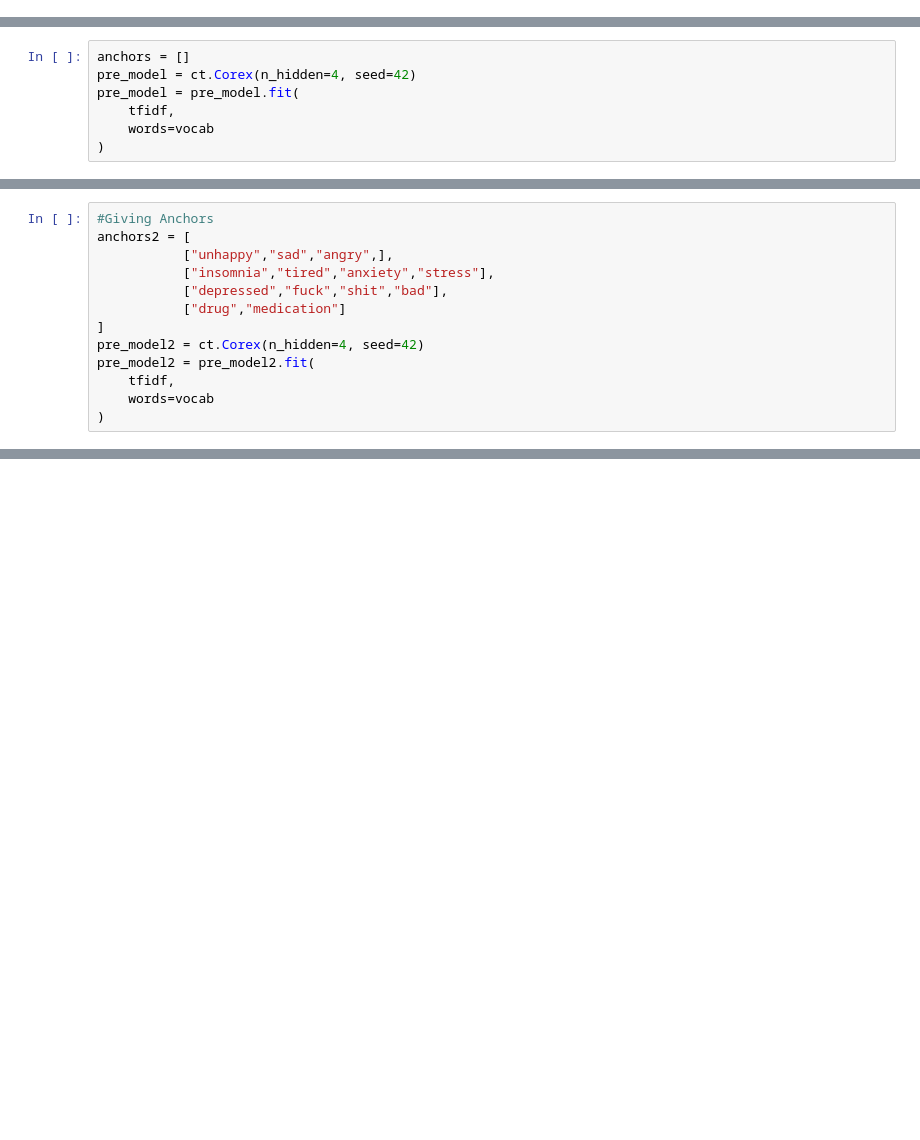
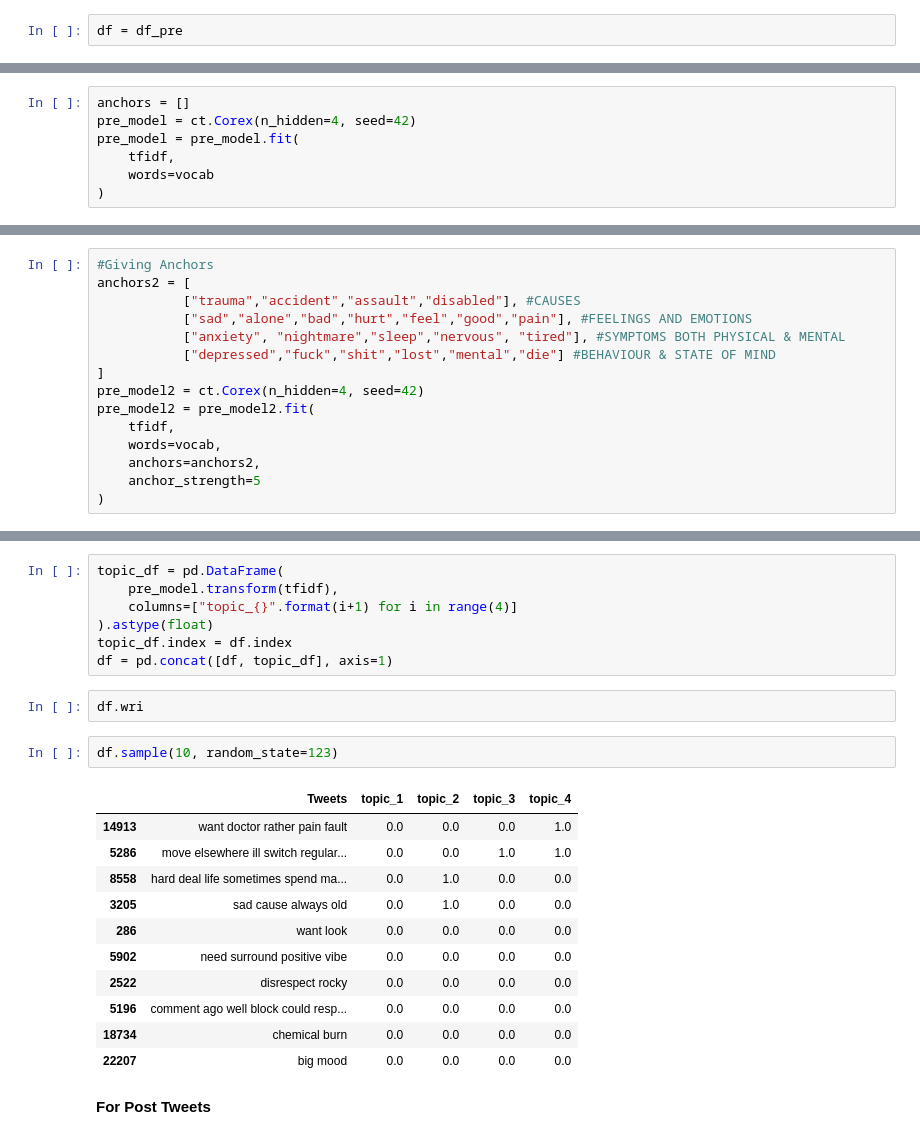
Before and after one commit to abhilashhn1993/Sentiment_Analysis_of_Tweets, a Jupyter notebook: AnchoredCorexApproach.ipynb, the cells around one changed output, grey strips where cells are left out. Saved outputs shown, nothing was run; the diff lists cells and outputs as text; blank space fills up the shorter version.

```diff
--- a/AnchoredCorexApproach.ipynb
+++ b/AnchoredCorexApproach.ipynb
@@ -75,5 +77,7 @@ df_pre.head()
 | 3 | delete folder |
 | 4 | wear shoe cause lazy put kid tip ... |
+# %%
+df = df_pre
 # %%
 from sklearn.feature_extraction.text import TfidfVectorizer
 vectorizer = TfidfVectorizer(
@@ -119,13 +123,15 @@ Topic #4: chroniclife, eat, hand, morning, drink, food, sleep, bed, cold, put
 # %%
 #Giving Anchors
 anchors2 = [
-           ["unhappy","sad","angry",],
-           ["insomnia","tired","anxiety","stress"],
-           ["depressed","fuck","shit","bad"],
-           ["drug","medication"]
+           ["trauma","accident","assault","disabled"], #CAUSES
+           ["sad","alone","bad","hurt","feel","good","pain"], #FEELINGS AND EMOTIONS
+           ["anxiety", "nightmare","sleep","nervous", "tired"], #SYMPTOMS BOTH PHYSICAL & MENTAL
+           ["depressed","fuck","shit","lost","mental","die"] #BEHAVIOUR & STATE OF MIND
 ]
 pre_model2 = ct.Corex(n_hidden=4, seed=42)
 pre_model2 = pre_model2.fit(
     tfidf,
-    words=vocab
+    words=vocab,
+    anchors=anchors2,
+    anchor_strength=5
 )
@@ -140,0 +150,25 @@ Topic #4: chroniclife, eat, hand, morning, drink, food, sleep, bed, cold, put
+# %%
+topic_df = pd.DataFrame(
+    pre_model.transform(tfidf),
+    columns=["topic_{}".format(i+1) for i in range(4)]
+).astype(float)
+topic_df.index = df.index
+df = pd.concat([df, topic_df], axis=1)
+# %%
+df.wri
+# %%
+df.sample(10, random_state=123)
+# %% [output]
+|  | Tweets | topic_1 | topic_2 | topic_3 | topic_4 |
+| 14913 | want doctor rather pain fault | 0.0 | 0.0 | 0.0 | 1.0 |
+| 5286 | move elsewhere ill switch regular... | 0.0 | 0.0 | 1.0 | 1.0 |
+| 8558 | hard deal life sometimes spend ma... | 0.0 | 1.0 | 0.0 | 0.0 |
+| 3205 | sad cause always old | 0.0 | 1.0 | 0.0 | 0.0 |
+| 286 | want look | 0.0 | 0.0 | 0.0 | 0.0 |
+| 5902 | need surround positive vibe | 0.0 | 0.0 | 0.0 | 0.0 |
+| 2522 | disrespect rocky | 0.0 | 0.0 | 0.0 | 0.0 |
+| 5196 | comment ago well block could resp... | 0.0 | 0.0 | 0.0 | 0.0 |
+| 18734 | chemical burn | 0.0 | 0.0 | 0.0 | 0.0 |
+| 22207 | big mood | 0.0 | 0.0 | 0.0 | 0.0 |
+# %% [markdown]
+**For Post Tweets**
```
Also changed, not shown: parts of 15 cells of this notebook.
